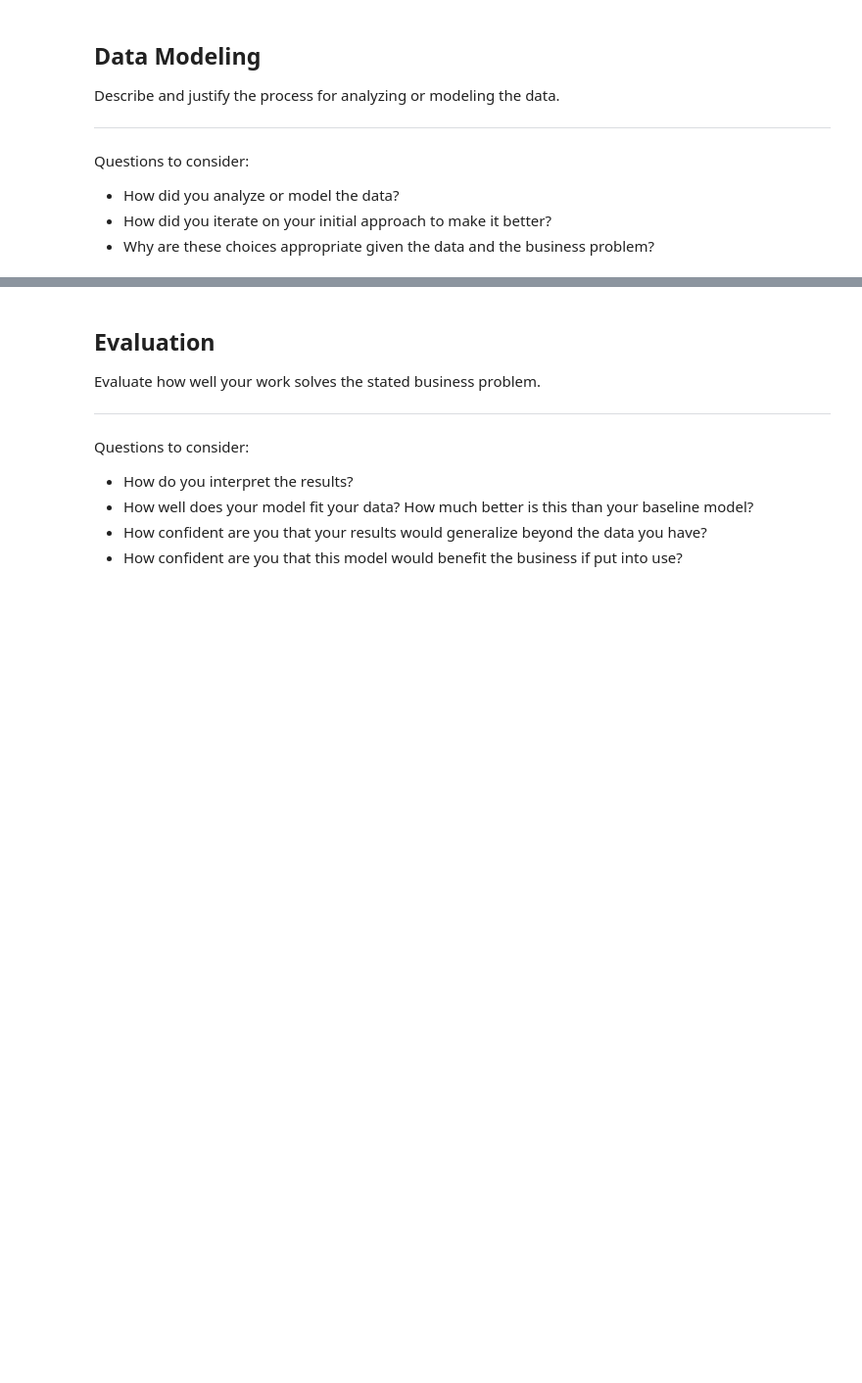
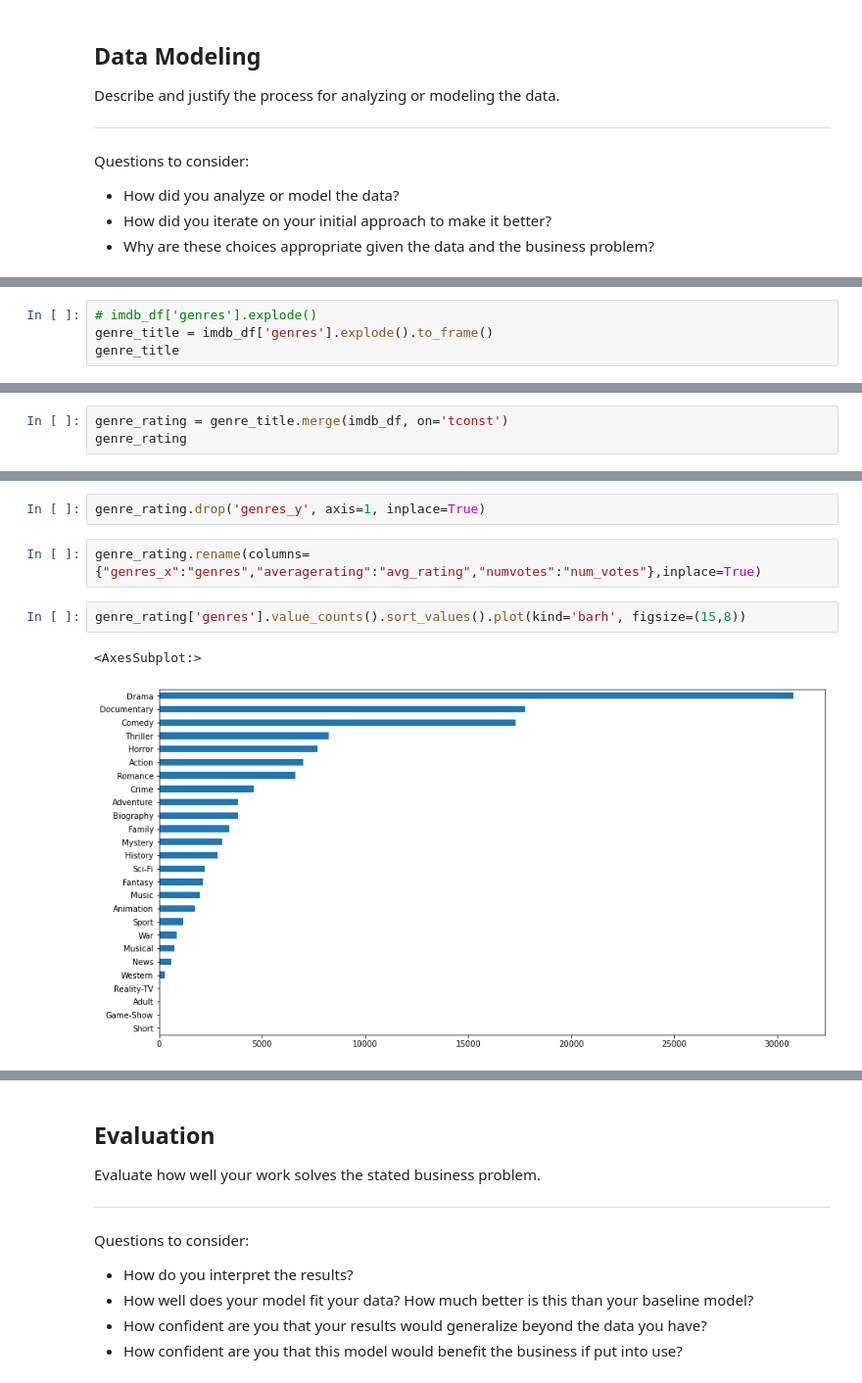
Before and after one commit to brianlee35/pokemon_tcg_analysis, a Jupyter notebook: movie-analysis.ipynb, the cells around one changed output, grey strips where cells are left out. Shown at 98% size. Saved outputs shown, nothing was run; the diff lists cells and outputs as text; blank space fills up the shorter version.

```diff
--- a/movie-analysis.ipynb
+++ b/movie-analysis.ipynb
@@ -292,0 +499,4 @@ Questions to consider:
+# %%
+# imdb_df['genres'].explode()
+genre_title = imdb_df['genres'].explode().to_frame()
+genre_title
@@ -292,0 +518,3 @@ Questions to consider:
+# %%
+genre_rating = genre_title.merge(imdb_df, on='tconst')
+genre_rating
@@ -292,0 +536,9 @@ Questions to consider:
+# %%
+genre_rating.drop('genres_y', axis=1, inplace=True)
+# %%
+genre_rating.rename(columns={"genres_x":"genres","averagerating":"avg_rating","numvotes":"num_votes"},inplace=True)
+# %%
+genre_rating['genres'].value_counts().sort_values().plot(kind='barh', figsize=(15,8))
+# %% [output]
+<AxesSubplot:>
+[figure, added]
```
Also changed, not shown: parts of 52 cells of this notebook.
